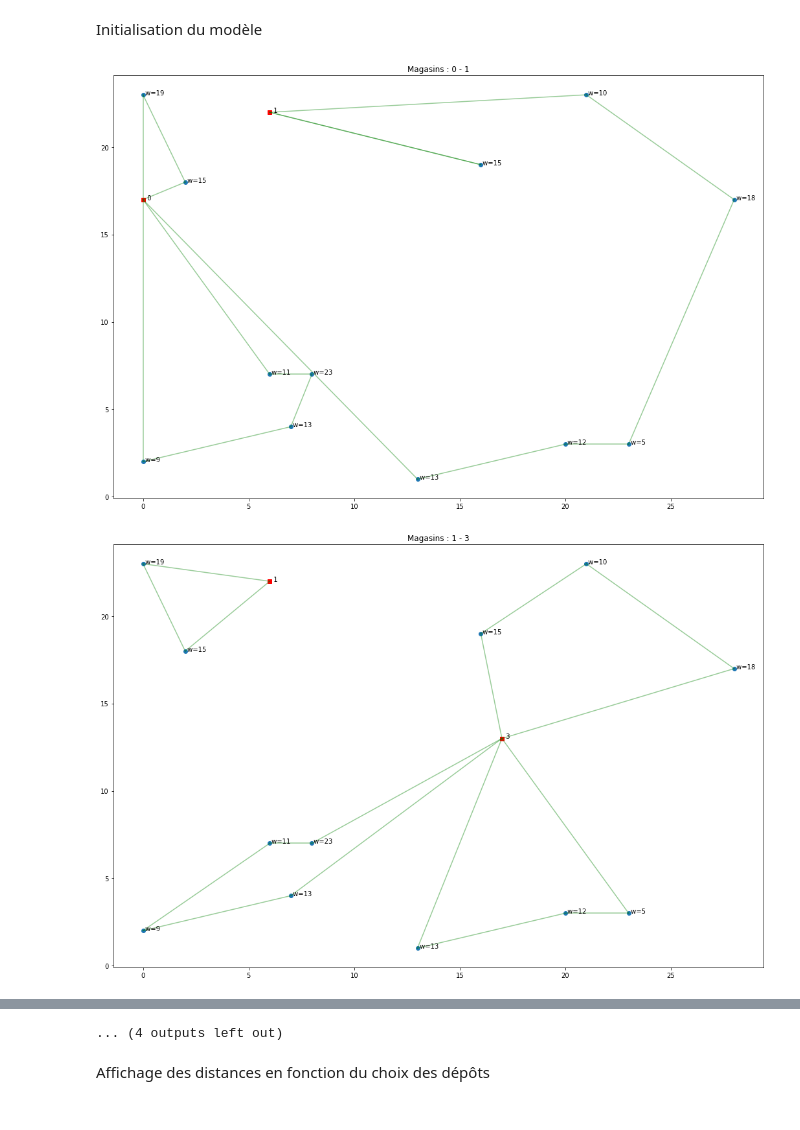
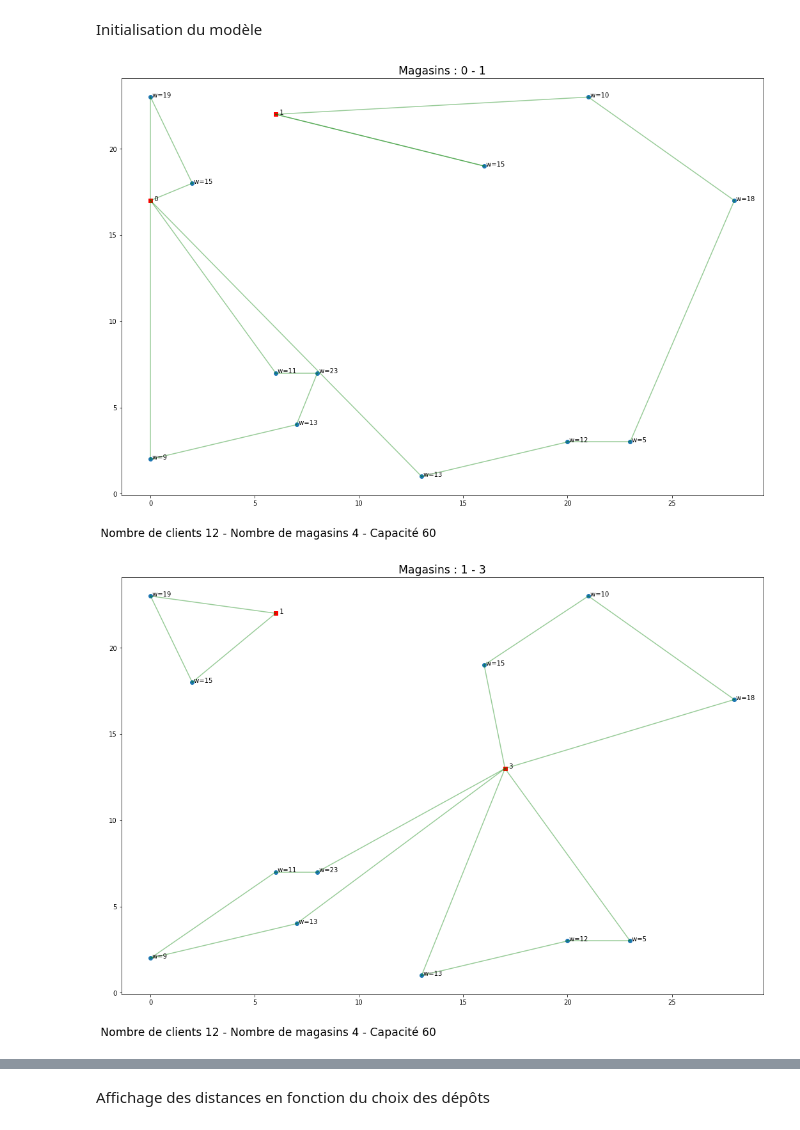
Before and after one commit to MaximeGloesener/Opti-CVRP, a Jupyter notebook: cvrp2.ipynb, the cells around one changed output, grey strips where cells are left out. Drawn from its saved outputs; the diff is of its cells as text; code cells hidden in the pictures.

```diff
--- a/cvrp2.ipynb
+++ b/cvrp2.ipynb
@@ -59,7 +59,7 @@ def solver(model):
     return model.solve(clean_before_solve=True, log_output = False)
 # %%
 # fonction qui permet d'afficher le trajet du marchand entre ses dépôts et ses clients
-def affichage(magasins):
+def affichage(magasins, nclients, nmagasins, capacité):
     # identification des arcs actifs pour l'affichage
     arcs_actifs = []
     for val in (model.iter_binary_vars()):
@@ -87,10 +87,14 @@ def affichage(magasins):
         plt.plot([xtot[str(i)], xtot[str(j)]], [ytot[str(i)], ytot[str(j)]], c='g', alpha=0.4)
 
     # ajout des noms des magasins sur la carte
-    plt.title(f"Magasins : {noms}")
+    plt.title(f"Magasins : {noms}", size = 'xx-large')
+    # affichage des paramètres sur la figure
+    plt.figtext(0.1, 0.05, f'Nombre de clients {nclients} - Nombre de magasins {nmagasins} - Capacité {capacité}', size = 'xx-large')
+    plt.savefig(f"Resultats/Case1/magasins{''.join(map(str,magasins))}.jpg")
     plt.show()
 # %%
 import itertools
+import os
 from time import perf_counter
 
 # On veut chercher le meilleur chemin avec n magasins, il suffit de résoudre le problème indépendamment
@@ -110,7 +114,6 @@ for k in range(1,nmagasins+1):
 results = {}
 # stocker le temps que prend chaque itération
 times = {}
-
 dem = [random.randint(lbdemande,ubdemande) for i in range(nclients)]
 for c in (combi):
     # Magasins testés pour cette itération
@@ -127,33 +130,33 @@ for c in (combi):
     arcs = [(i,j) for i in V for j in V if ((i not in magasins or j not in magasins) and i != j)]
     # Calcul des distances entre les noeuds du graphe
     dists = {(i,j): np.hypot(xtot[str(i)]-xtot[str(j)],ytot[str(i)]-ytot[str(j)]) for i,j in arcs}
     # Initialisation du modèle
     model = ModelInit(arcs, capacité, demandes, dists, N, magasins)
     # On veut benchmark le temps de calcul
     start_time = perf_counter()
     # Lancement du solver
     solution = solver(model)
     end_time = perf_counter()
     value = solution.objective_value
     # on garde la meilleure solution
     if value < best_value:
         best_value = value
         best_magasin = magasins
         best_solution = solution
     # si même distance mais avec moins de magasins -> alors on garde le parcours avec le moins de magasins
     elif value == best_value:
         if len(magasins) < len(best_magasin):
             best_value = value
         best_magasin = magasins
         best_solution = solution
     # affichage sur une carte du parcours entre les magasins et les clients pour chaque cas testé
-    affichage(magasins)
+    affichage(magasins, nclients, nmagasins, capacité)
     # stockage des combinaisons de magasins avec leur distance pour l'affichage final
     results[tuple(magasins)] = value
     times[(tuple(magasins))] = end_time-start_time
     model.clear()
 print(f'La plus petite distance à parcourir est {best_value}')
 print(f"Le nombre d'emplacements idéal est {len(best_magasin)} et c'est la combinaison :{best_magasin}")
 # %% [output]
-[figure, old version]
+[figure, new version]
-[figure, old version]
+[figure, new version]
@@ -170,4 +163,3 @@ print(f"Le nombre d'emplacements idéal est {len(best_magasin)} et c'est la comb
-... (4 outputs left out)
 # %% [markdown]
 Affichage des distances en fonction du choix des dépôts
 # %%
```
Also changed, not shown: parts of 3 cells of this notebook.
